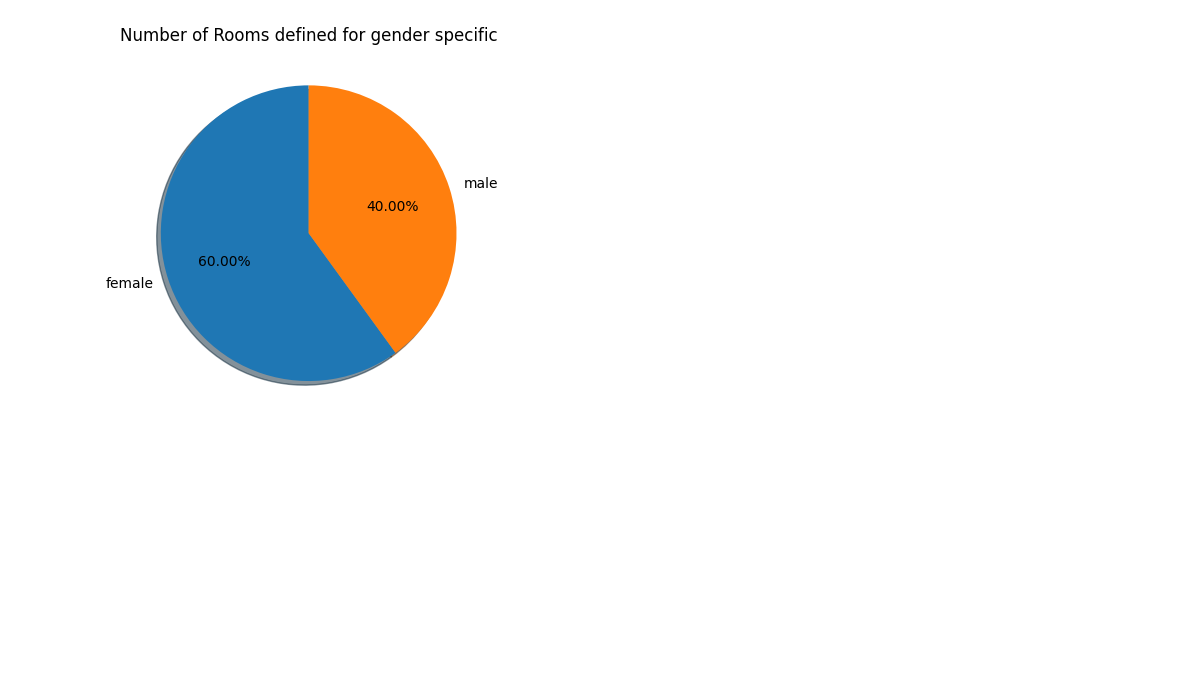
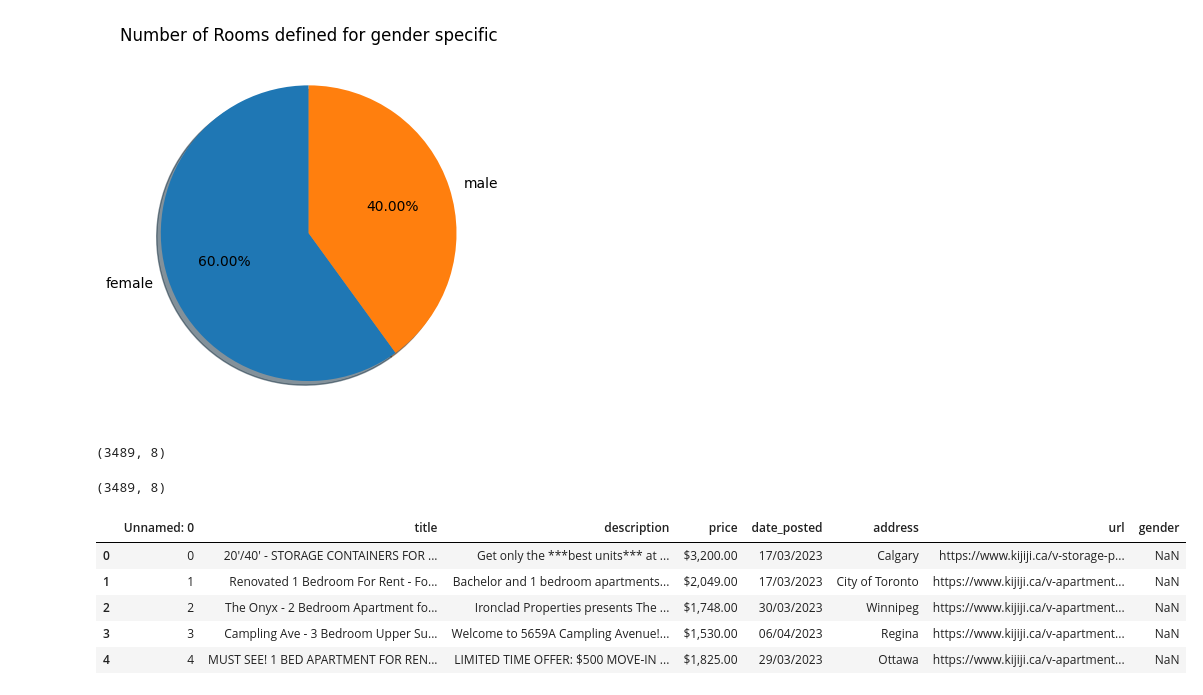
Before and after one commit to sunil-thapa99/NLP-assignment-2, a Jupyter notebook: actions/data_vis.ipynb, the cells around one changed output. Saved outputs shown, nothing was run; the diff lists cells and outputs as text; code cells hidden in the pictures; blank space fills up the shorter version.

```diff
--- a/actions/data_vis.ipynb
+++ b/actions/data_vis.ipynb
@@ -256,3 +256,7 @@ plt.title('Number of Rooms defined for gender specific')
 plt.show()
 # %% [output]
 [figure]
+# %%
+df.shape
+# %% [output]
+(3489, 8)
@@ -258,0 +265,13 @@ plt.show()
+# %%
+df.shape
+# %% [output]
+(3489, 8)
+# %%
+df.head()
+# %% [output]
+|  | Unnamed: 0 | title | description | price | date_posted | address | url | gender |
+| 0 | 0 | 20'/40' - STORAGE CONTAINERS FOR ... | Get only the ***best units*** at ... | $3,200.00 | 17/03/2023 | Calgary | https://www.kijiji.ca/v-storage-p... | NaN |
+| 1 | 1 | Renovated 1 Bedroom For Rent - Fo... | Bachelor and 1 bedroom apartments... | $2,049.00 | 17/03/2023 | City of Toronto | https://www.kijiji.ca/v-apartment... | NaN |
+| 2 | 2 | The Onyx - 2 Bedroom Apartment fo... | Ironclad Properties presents The ... | $1,748.00 | 30/03/2023 | Winnipeg | https://www.kijiji.ca/v-apartment... | NaN |
+| 3 | 3 | Campling Ave - 3 Bedroom Upper Su... | Welcome to 5659A Campling Avenue!... | $1,530.00 | 06/04/2023 | Regina | https://www.kijiji.ca/v-apartment... | NaN |
+| 4 | 4 | MUST SEE! 1 BED APARTMENT FOR REN... | LIMITED TIME OFFER: $500 MOVE-IN ... | $1,825.00 | 29/03/2023 | Ottawa | https://www.kijiji.ca/v-apartment... | NaN |
```
Also changed, not shown: parts of 4 cells of this notebook, 14 other files.
